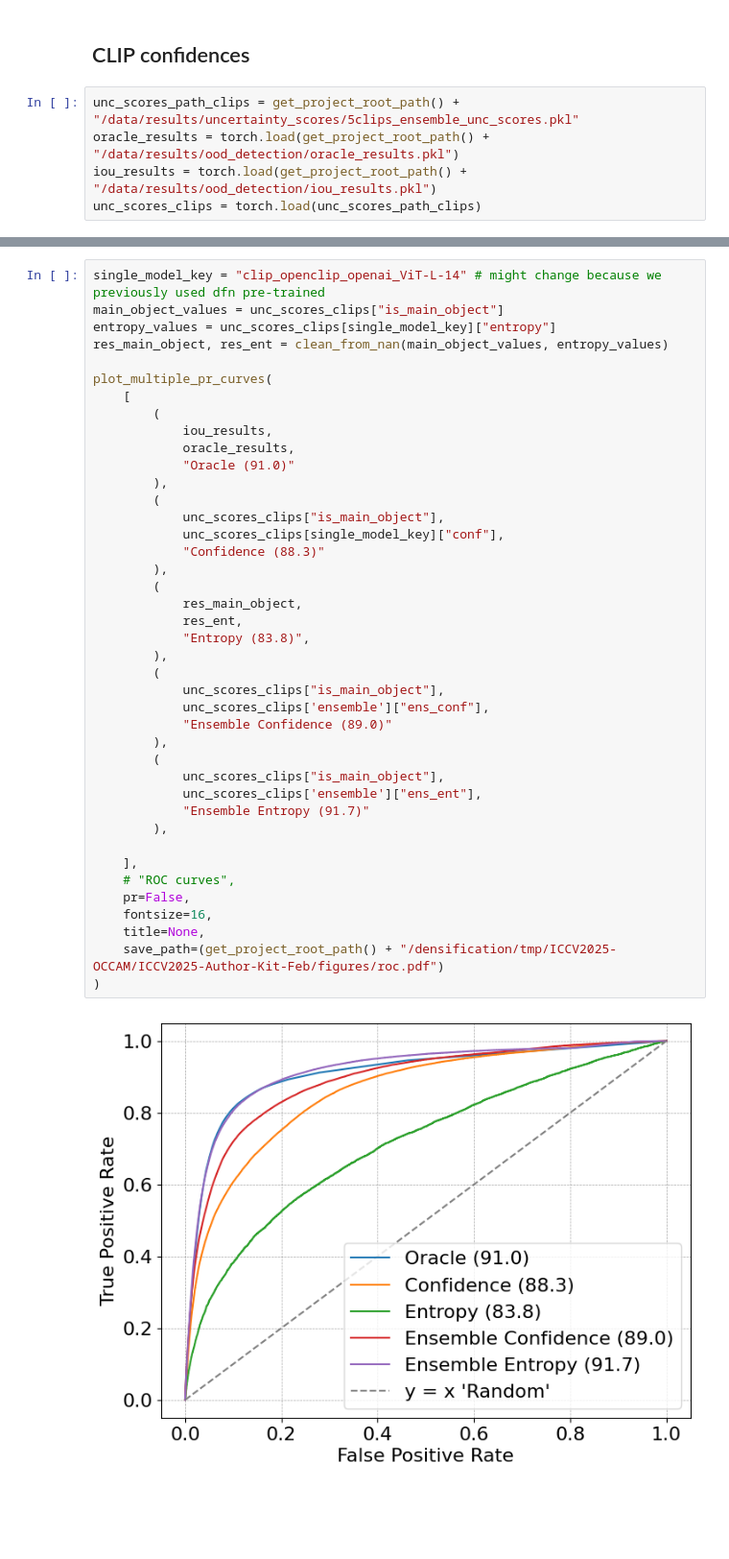
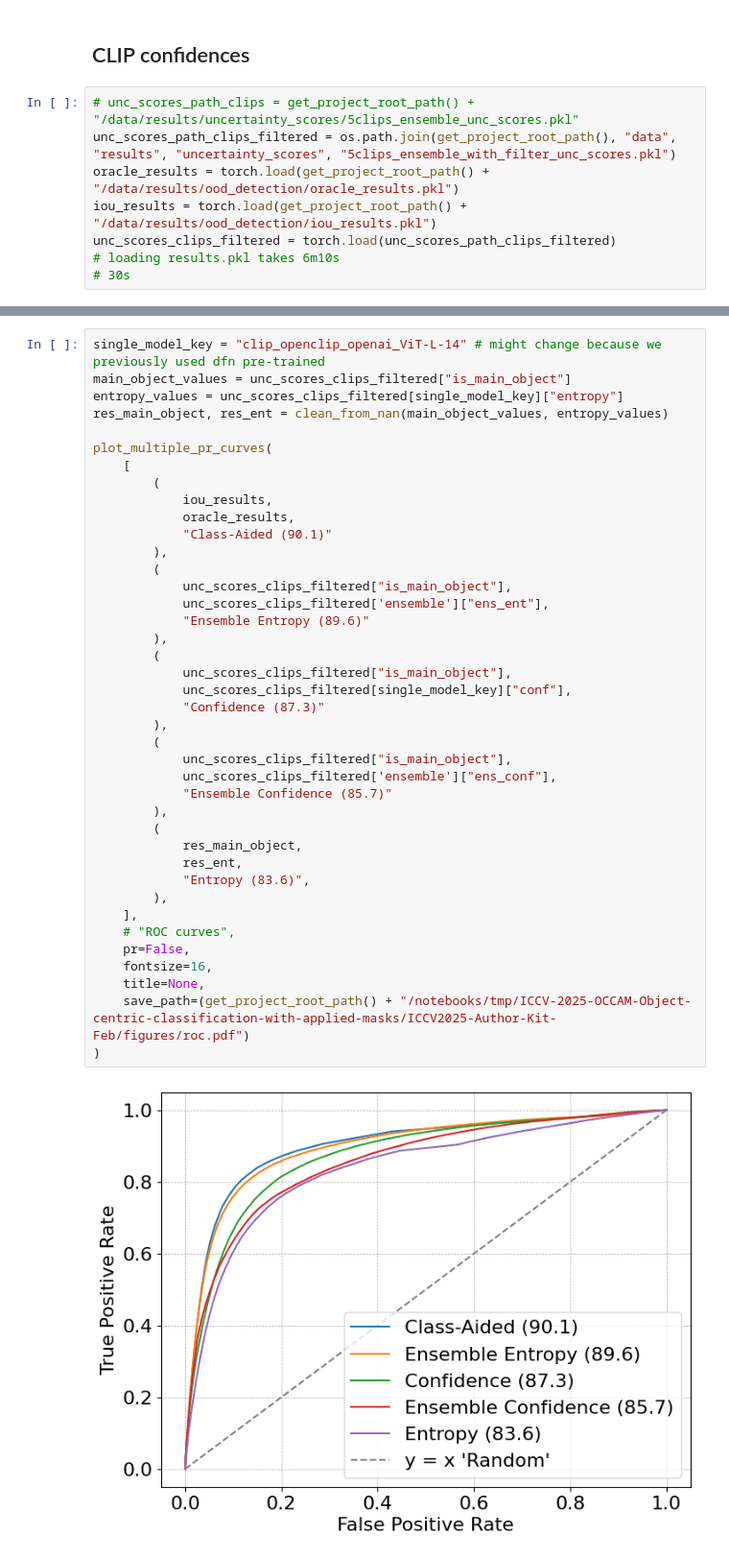
Before and after one commit to AlexanderRubinstein/OCCAM, a Jupyter notebook: notebooks/ood_det.ipynb, the cells around one changed output, grey strips where cells are left out. Shown at 96% size. Saved outputs shown, nothing was run; the diff lists cells and outputs as text; blank space fills up the shorter version.

Commit message:
- OOD detection curves are generated in notebook; - Update making Table 5 from logs

```diff
--- a/notebooks/ood_det.ipynb
+++ b/notebooks/ood_det.ipynb
@@ -250,7 +253,10 @@ torch.save(iou_results, iou_path)
 # %% [markdown]
 ## CLIP confidences
 # %%
-unc_scores_path_clips = get_project_root_path() + "/data/results/uncertainty_scores/5clips_ensemble_unc_scores.pkl"
+# unc_scores_path_clips = get_project_root_path() + "/data/results/uncertainty_scores/5clips_ensemble_unc_scores.pkl"
+unc_scores_path_clips_filtered = os.path.join(get_project_root_path(), "data", "results", "uncertainty_scores", "5clips_ensemble_with_filter_unc_scores.pkl")
 oracle_results = torch.load(get_project_root_path() + "/data/results/ood_detection/oracle_results.pkl")
 iou_results = torch.load(get_project_root_path() + "/data/results/ood_detection/iou_results.pkl")
-unc_scores_clips = torch.load(unc_scores_path_clips)
+unc_scores_clips_filtered = torch.load(unc_scores_path_clips_filtered)
+# loading results.pkl takes 6m10s
+# 30s
@@ -288,43 +307,42 @@ Oracle: 0.9095240951615946
 # %%
 single_model_key = "clip_openclip_openai_ViT-L-14" # might change because we previously used dfn pre-trained
-main_object_values = unc_scores_clips["is_main_object"]
-entropy_values = unc_scores_clips[single_model_key]["entropy"]
+main_object_values = unc_scores_clips_filtered["is_main_object"]
+entropy_values = unc_scores_clips_filtered[single_model_key]["entropy"]
 res_main_object, res_ent = clean_from_nan(main_object_values, entropy_values)
 
 plot_multiple_pr_curves(
     [
         (
             iou_results,
             oracle_results,
-            "Oracle (91.0)"
+            "Class-Aided (90.1)"
         ),
         (
-            unc_scores_clips["is_main_object"],
-            unc_scores_clips[single_model_key]["conf"],
-            "Confidence (88.3)"
+            unc_scores_clips_filtered["is_main_object"],
+            unc_scores_clips_filtered['ensemble']["ens_ent"],
+            "Ensemble Entropy (89.6)"
+        ),
+        (
+            unc_scores_clips_filtered["is_main_object"],
+            unc_scores_clips_filtered[single_model_key]["conf"],
+            "Confidence (87.3)"
+        ),
+        (
+            unc_scores_clips_filtered["is_main_object"],
+            unc_scores_clips_filtered['ensemble']["ens_conf"],
+            "Ensemble Confidence (85.7)"
         ),
         (
             res_main_object,
             res_ent,
-            "Entropy (83.8)",
+            "Entropy (83.6)",
         ),
-        (
-            unc_scores_clips["is_main_object"],
-            unc_scores_clips['ensemble']["ens_conf"],
-            "Ensemble Confidence (89.0)"
-        ),
-        (
-            unc_scores_clips["is_main_object"],
-            unc_scores_clips['ensemble']["ens_ent"],
-            "Ensemble Entropy (91.7)"
-        ),
-
     ],
     # "ROC curves",
     pr=False,
     fontsize=16,
     title=None,
-    save_path=(get_project_root_path() + "/densification/tmp/ICCV2025-OCCAM/ICCV2025-Author-Kit-Feb/figures/roc.pdf")
+    save_path=(get_project_root_path() + "/notebooks/tmp/ICCV-2025-OCCAM-Object-centric-classification-with-applied-masks/ICCV2025-Author-Kit-Feb/figures/roc.pdf")
 )
 # %% [output]
-[figure, old version]
+[figure, new version]
```
Also changed, not shown: parts of 6 cells of this notebook, 2 other files.
